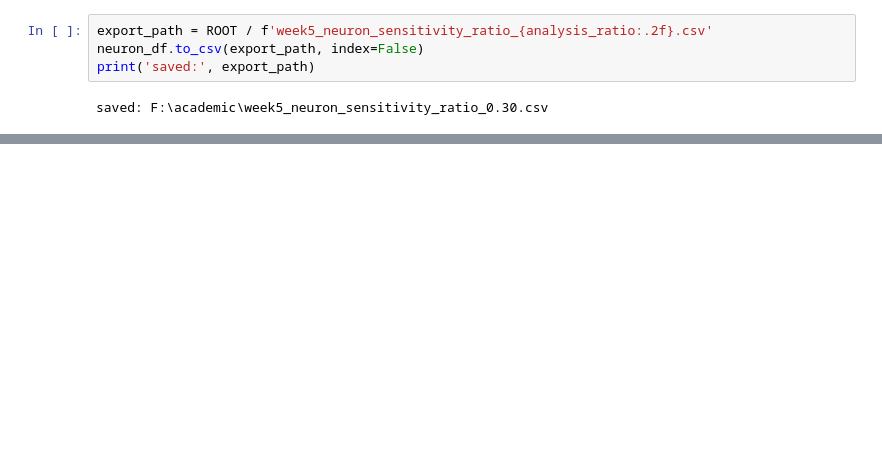
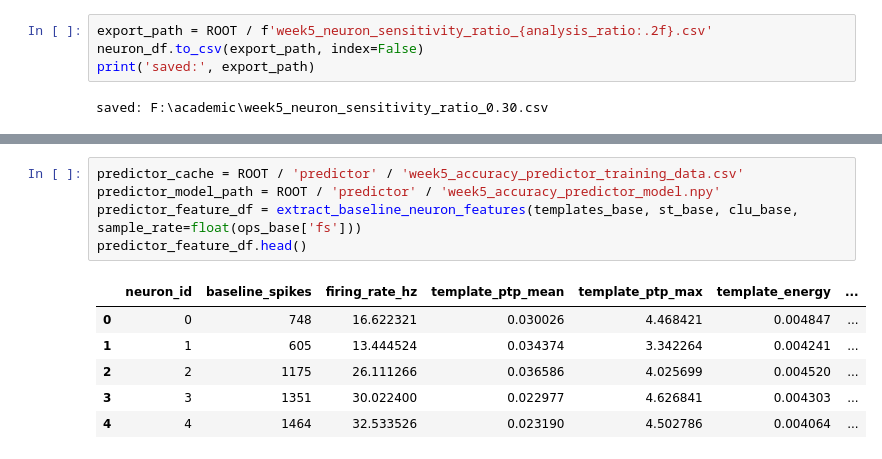
Before and after one commit to baipin/SpikeSort, a Jupyter notebook: 5.ipynb, the cells around one changed output, grey strips where cells are left out. Drawn from its saved outputs; the diff is of its cells as text; blank space fills up the shorter version.

```diff
--- a/5.ipynb
+++ b/5.ipynb
@@ -376,0 +403,12 @@ saved: F:\academic\week5_neuron_sensitivity_ratio_0.30.csv
+# %%
+predictor_cache = ROOT / 'predictor' / 'week5_accuracy_predictor_training_data.csv'
+predictor_model_path = ROOT / 'predictor' / 'week5_accuracy_predictor_model.npy'
+predictor_feature_df = extract_baseline_neuron_features(templates_base, st_base, clu_base, sample_rate=float(ops_base['fs']))
+predictor_feature_df.head()
+# %% [output]
+|  | neuron_id | baseline_spikes | firing_rate_hz | template_ptp_mean | template_ptp_max | template_energy | ... |
+| 0 | 0 | 748 | 16.622321 | 0.030026 | 4.468421 | 0.004847 | ... |
+| 1 | 1 | 605 | 13.444524 | 0.034374 | 3.342264 | 0.004241 | ... |
+| 2 | 2 | 1175 | 26.111266 | 0.036586 | 4.025699 | 0.004520 | ... |
+| 3 | 3 | 1351 | 30.022400 | 0.022977 | 4.626841 | 0.004303 | ... |
+| 4 | 4 | 1464 | 32.533526 | 0.023190 | 4.502786 | 0.004064 | ... |
```
Also changed, not shown: parts of 9 cells of this notebook, 50 other files.
